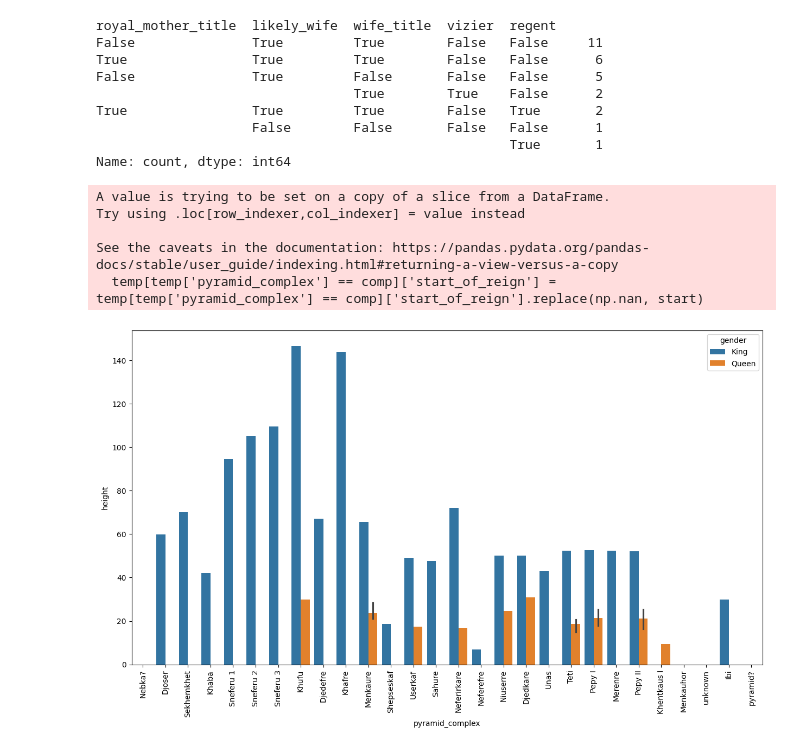
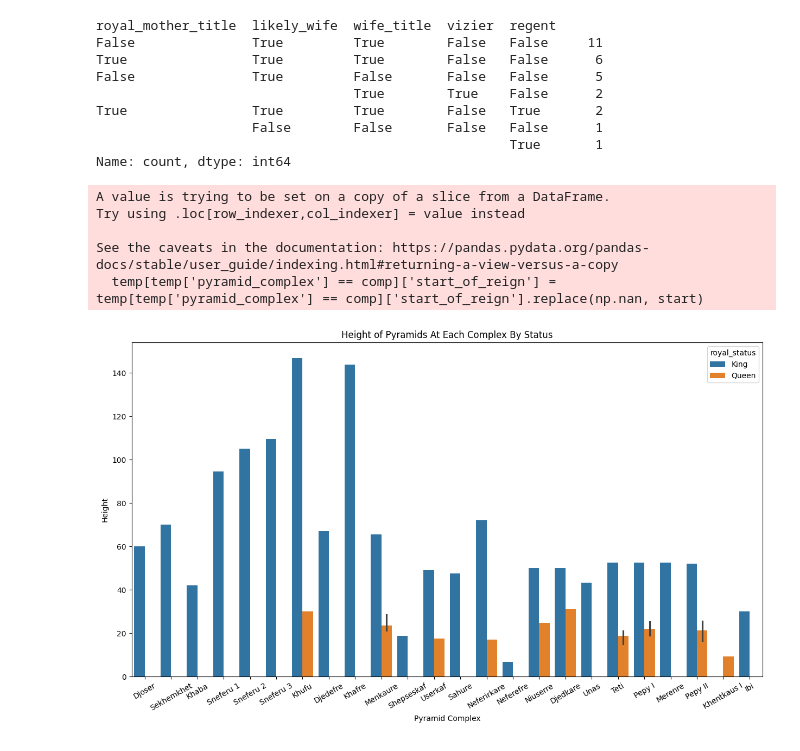
Before and after one commit to brown-ccv/egyptology-viz, a Jupyter notebook: Notebooks/exploration.ipynb, the cells around one changed output. Cells and saved outputs as stored; diff of their text form; code cells hidden in the pictures.

Commit message:
Update dataset; Convert 'gender' to 'royal_status' in exploration notebook to reflect dataset change

```diff
--- a/Notebooks/exploration.ipynb
+++ b/Notebooks/exploration.ipynb
@@ -149,34 +149,41 @@ Name: count, dtype: int64
 unique_comp = complexes['pyramid_complex'].unique()
 temp = df
 
 for comp in unique_comp:
     start = temp[temp['pyramid_complex'] == comp]['start_of_reign'].max()
     temp[temp['pyramid_complex'] == comp]['start_of_reign'] = temp[temp['pyramid_complex'] == comp]['start_of_reign'].replace(np.nan, start)
 
 temp.loc[temp['pyramid_complex'] == 'Sneferu 3', 'start_of_reign'] = 2574   # This had to be done to get it in the correct order (value was missing)
+temp.dropna(subset='height', inplace=True)
 temp.sort_values(by='start_of_reign', ascending=False, inplace=True)
 
 # Getting the height column to be numeric
 def average_of_two(val):
     if isinstance(val, int) or isinstance(val, float) or pd.isna(val): return val
 
     if ',' in val: return 72    # Temporary: Deals with that one weird value
 
     nums = val.split('-')
     if len(nums) == 1: return float(nums[0])
     return (float(nums[0]) + float(nums[1])) / 2
 
 temp['height'] = temp['height'].map(average_of_two).astype(float)
 
 # Trying to get the graph working
-tl = temp[['pyramid_complex', 'start_of_reign', 'end_of_reign', 'length_of_reign', 'height', 'gender']]
+tl = temp[['pyramid_complex', 'start_of_reign', 'end_of_reign', 'length_of_reign', 'height', 'royal_status']]
 plt.figure(figsize=(15,8))
-plot = sns.barplot(x='pyramid_complex', y='height', data=tl, hue='gender') # ...this definitely isn't (The x value is at least one issue)
-plot.tick_params(axis='x', rotation=90)
+plot = sns.barplot(x='pyramid_complex',
+                   y='height',
+                   data=tl,
+                   hue='royal_status')
+plot.set_title('Height of Pyramids At Each Complex By Status')
+plot.set_xlabel('Pyramid Complex')
+plot.set_ylabel('Height')
+plot.tick_params(axis='x', rotation=30)
 # %% [output]
 A value is trying to be set on a copy of a slice from a DataFrame.
 Try using .loc[row_indexer,col_indexer] = value instead
 
 See the caveats in the documentation: https://pandas.pydata.org/pandas-docs/stable/user_guide/indexing.html#returning-a-view-versus-a-copy
   temp[temp['pyramid_complex'] == comp]['start_of_reign'] = temp[temp['pyramid_complex'] == comp]['start_of_reign'].replace(np.nan, start)
-[figure, old version]
+[figure, new version]
```
Also changed, not shown: parts of 5 cells of this notebook, 2 other files.
